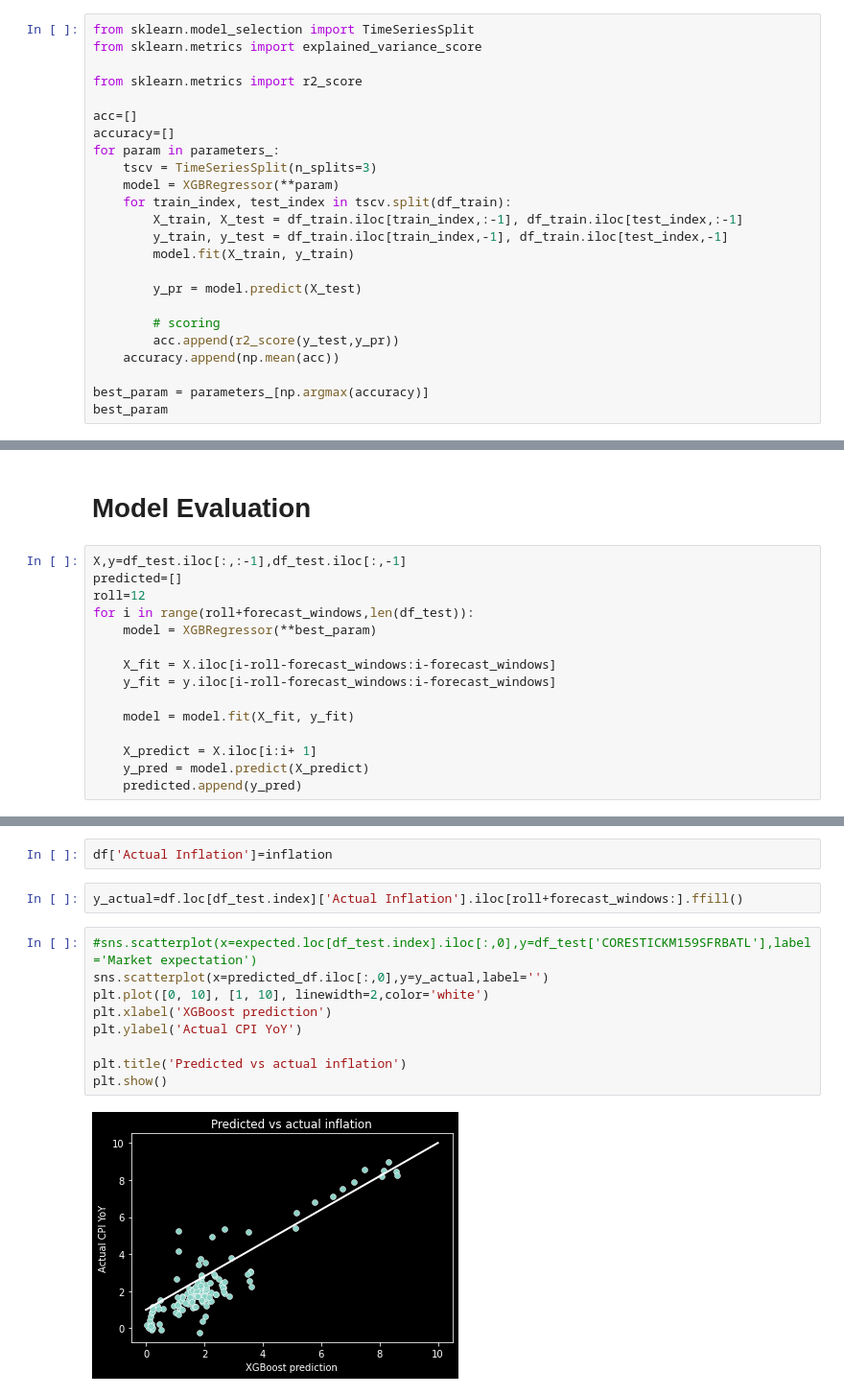
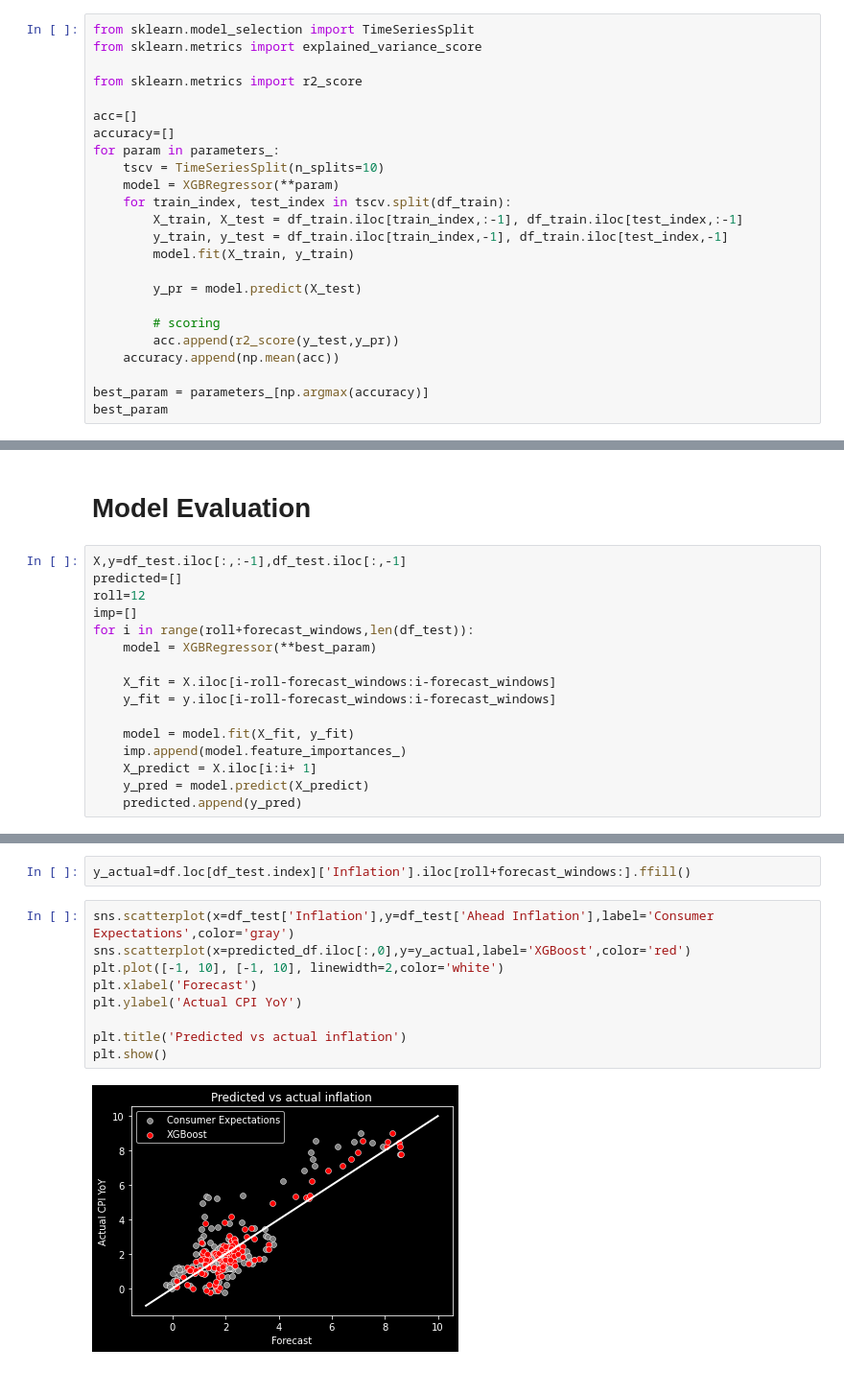
Before and after one commit to enexqnt/quantallocation, a Jupyter notebook: Inflation XGBoost.ipynb, the cells around one changed output, grey strips where cells are left out. Shown: that part at 96% size. Saved outputs shown, nothing was run; the diff lists cells and outputs as text.

```diff
--- a/Inflation XGBoost.ipynb
+++ b/Inflation XGBoost.ipynb
@@ -148,7 +95,7 @@ from sklearn.metrics import r2_score
 acc=[]
 accuracy=[]
 for param in parameters_:
-    tscv = TimeSeriesSplit(n_splits=3)
+    tscv = TimeSeriesSplit(n_splits=10)
     model = XGBRegressor(**param)
     for train_index, test_index in tscv.split(df_train):
         X_train, X_test = df_train.iloc[train_index,:-1], df_train.iloc[test_index,:-1]
@@ -171,6 +122,7 @@ best_param
 X,y=df_test.iloc[:,:-1],df_test.iloc[:,-1]
 predicted=[]
 roll=12
+imp=[]
 for i in range(roll+forecast_windows,len(df_test)):
     model = XGBRegressor(**best_param)
 
@@ -178,7 +130,7 @@ for i in range(roll+forecast_windows,len(df_test)):
     y_fit = y.iloc[i-roll-forecast_windows:i-forecast_windows]
 
     model = model.fit(X_fit, y_fit)
-
+    imp.append(model.feature_importances_)
     X_predict = X.iloc[i:i+ 1]
     y_pred = model.predict(X_predict)
     predicted.append(y_pred)
@@ -193,18 +156,16 @@ plt.show()
-# %%
-df['Actual Inflation']=inflation
 # %%
-y_actual=df.loc[df_test.index]['Actual Inflation'].iloc[roll+forecast_windows:].ffill()
+y_actual=df.loc[df_test.index]['Inflation'].iloc[roll+forecast_windows:].ffill()
 # %%
-#sns.scatterplot(x=expected.loc[df_test.index].iloc[:,0],y=df_test['CORESTICKM159SFRBATL'],label='Market expectation')
-sns.scatterplot(x=predicted_df.iloc[:,0],y=y_actual,label='')
-plt.plot([0, 10], [1, 10], linewidth=2,color='white')
-plt.xlabel('XGBoost prediction')
+sns.scatterplot(x=df_test['Inflation'],y=df_test['Ahead Inflation'],label='Consumer Expectations',color='gray')
+sns.scatterplot(x=predicted_df.iloc[:,0],y=y_actual,label='XGBoost',color='red')
+plt.plot([-1, 10], [-1, 10], linewidth=2,color='white')
+plt.xlabel('Forecast')
 plt.ylabel('Actual CPI YoY')
 
 plt.title('Predicted vs actual inflation')
 plt.show()
 # %% [output]
-[figure, old version]
+[figure, new version]
 # %%
 print('Explained Variance: ', "{:.2%}".format(explained_variance_score(y_actual,predicted_df)))
 
```
Also changed, not shown: parts of 27 cells of this notebook.
